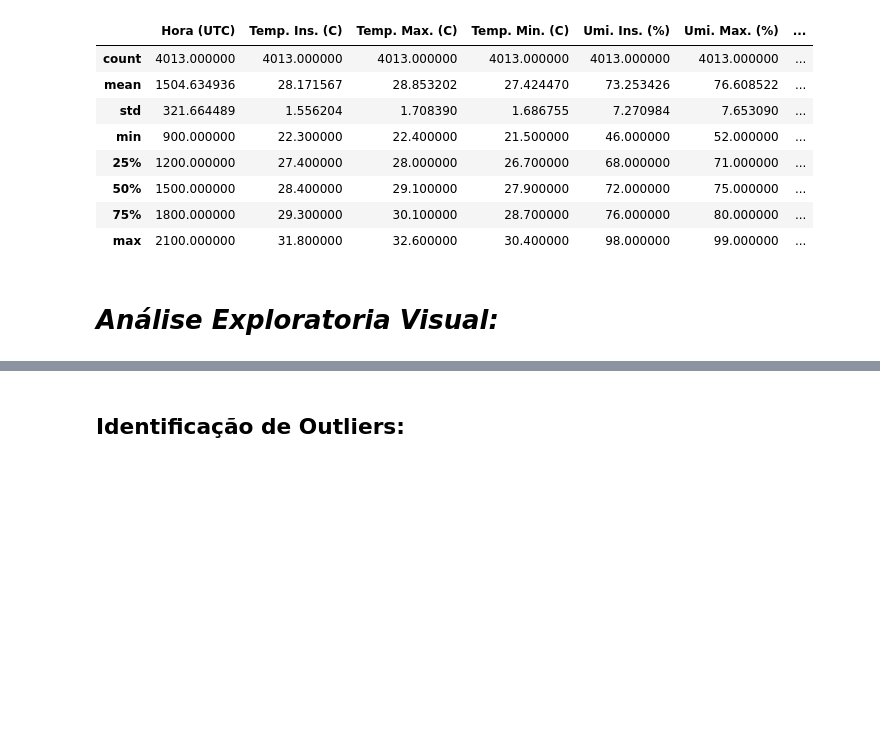
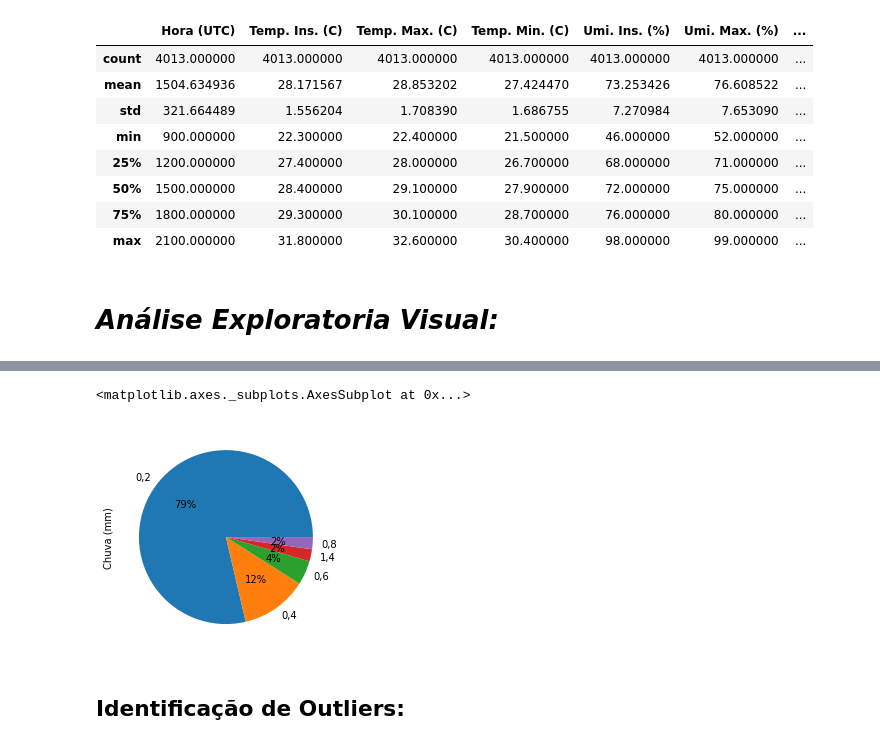
Before and after one commit to Gus-1003/Meteorologia_Estudos_Dados, a Jupyter notebook: Análise_Dados_Historicos_Anuais_INMET/Analise_INMET_Natal_RN_2021.ipynb, the cells around one changed output, grey strips where cells are left out. Cells and saved outputs as stored; diff of their text form; code cells hidden in the pictures; blank space fills up the shorter version.

```diff
--- a/Análise_Dados_Historicos_Anuais_INMET/Analise_INMET_Natal_RN_2021.ipynb
+++ b/Análise_Dados_Historicos_Anuais_INMET/Analise_INMET_Natal_RN_2021.ipynb
@@ -382,2 +391,9 @@ result.describe()
+# %%
+teste = dataframe.copy()
+teste.drop(teste.index[teste['Chuva (mm)'] == '0,0'], inplace = True)
+teste['Chuva (mm)'].value_counts().head().plot.pie(autopct='%.0f%%')
+# %% [output]
+<matplotlib.axes._subplots.AxesSubplot at 0x...>
+[figure, added]
 # %% [markdown]
 ## Identificação de Outliers:
```
Also changed, not shown: parts of 7 cells of this notebook.
